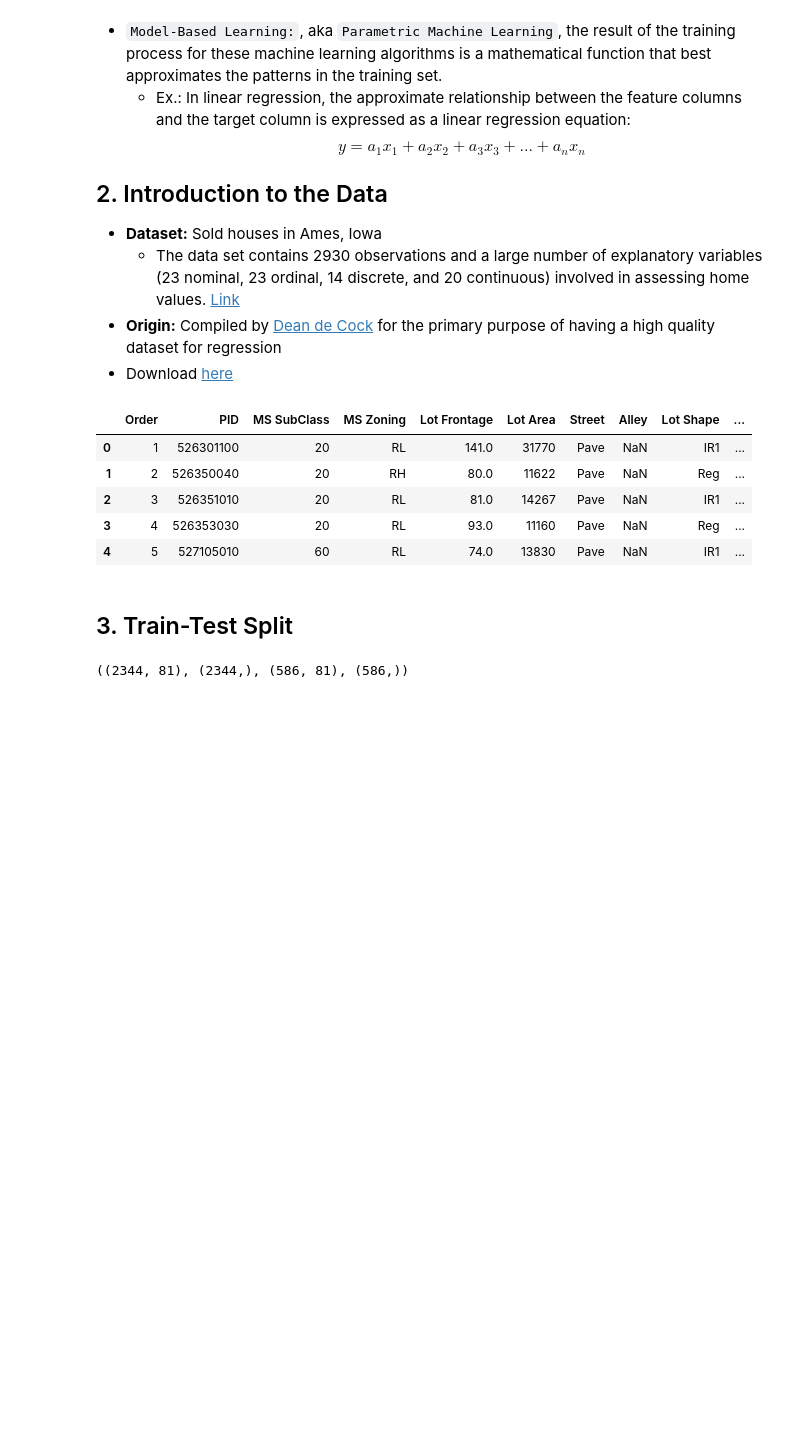
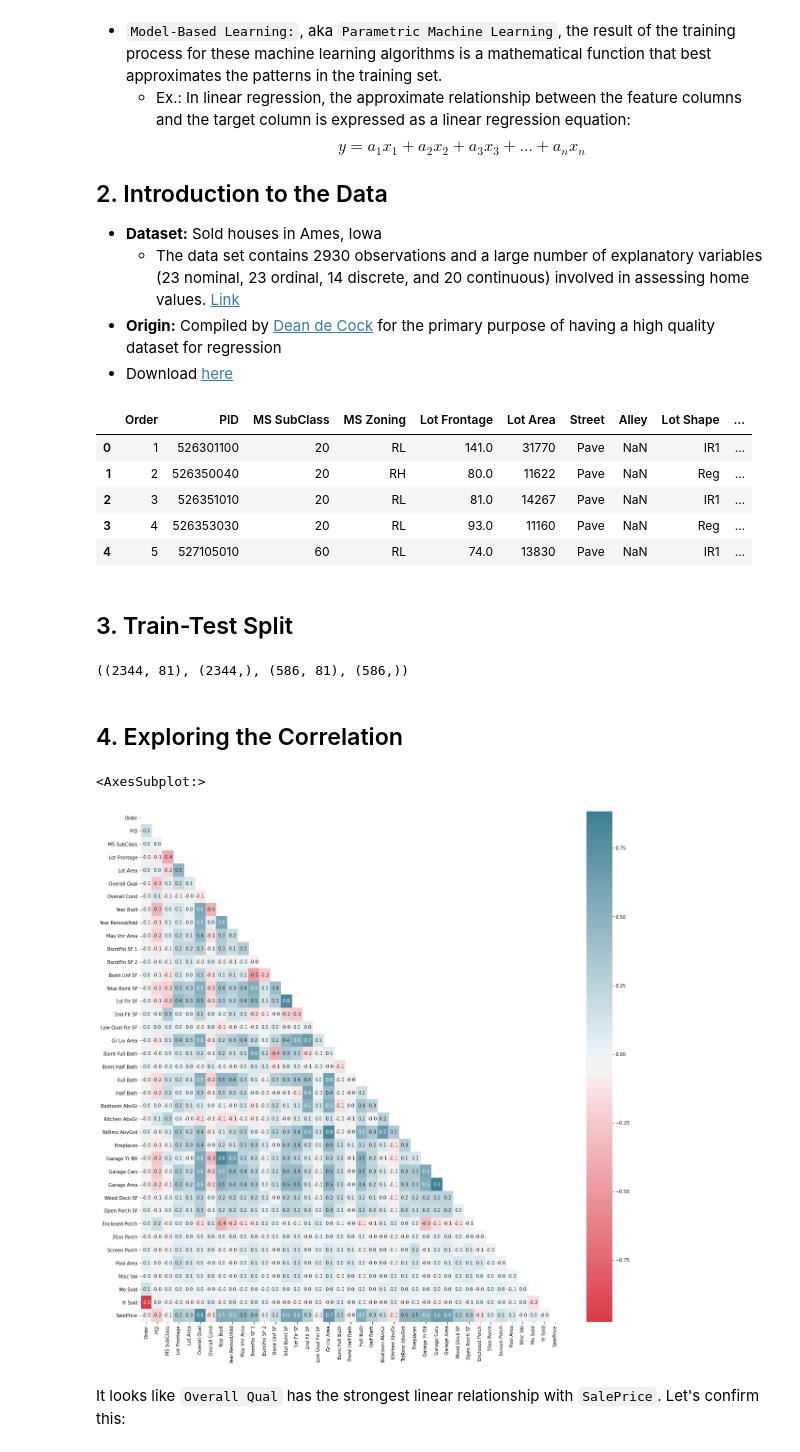
Before and after one commit to harera3/ML_Blueprints, a Jupyter notebook: 06_Ames_Housing_Linear_Regression_Model.ipynb, the cells around one changed output. Cells and saved outputs as stored; diff of their text form; code cells hidden in the pictures; blank space fills up the shorter version.

```diff
--- a/06_Ames_Housing_Linear_Regression_Model.ipynb
+++ b/06_Ames_Housing_Linear_Regression_Model.ipynb
@@ -49,3 +49,20 @@ y_test = test['SalePrice']
 X_train.shape, y_train.shape, X_test.shape, y_test.shape
 # %% [output]
 ((2344, 81), (2344,), (586, 81), (586,))
+# %% [markdown]
+## 4. Exploring the Correlation
+# %%
+import seaborn as sns
+import matplotlib.pyplot as plt
+
+corr = train.corr()
+mask = np.triu(np.ones_like(corr, dtype=np.bool))
+color = sns.diverging_palette(10, 220, as_cmap=True)
+fig, ax = plt.subplots(figsize=(20,20))
+sns.heatmap(corr, mask=mask, cmap=color, annot=True,
+            fmt=".1f", annot_kws={"size": 10})
+# %% [output]
+<AxesSubplot:>
+[figure, added]
+# %% [markdown]
+It looks like `Overall Qual` has the strongest linear relationship with `SalePrice`. Let's confirm this:
```
Also changed, not shown: parts of 3 cells of this notebook.
